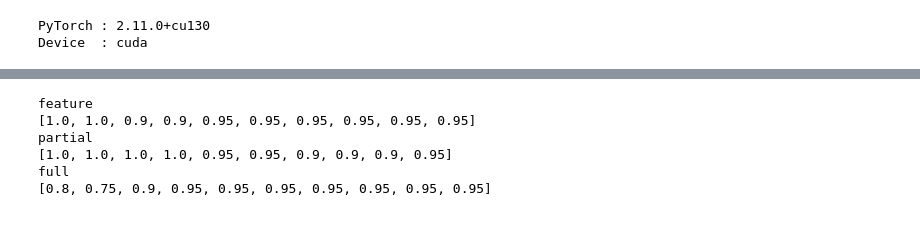
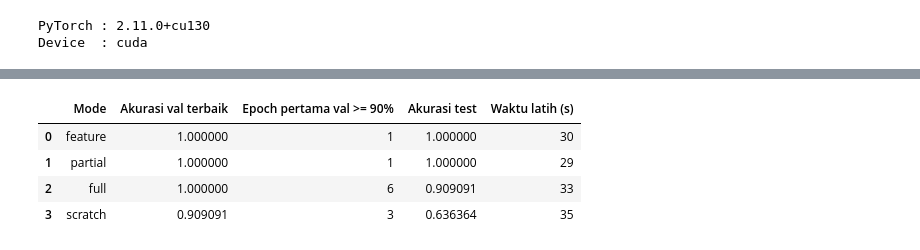
Before and after one commit to natasyahratu/Computer-Vision-and-Deep-Learning, a Jupyter notebook: Car_Motorcycle_ResNet50.ipynb, the cells around one changed output, grey strips where cells are left out. Saved outputs shown, nothing was run; the diff lists cells and outputs as text; code cells hidden in the pictures.

```diff
--- a/Car_Motorcycle_ResNet50.ipynb
+++ b/Car_Motorcycle_ResNet50.ipynb
@@ -77,7 +118,16 @@ Test  : 20
 # %%
-def buat_model():
-    model = models.resnet50(weights=ResNet50_Weights.DEFAULT)
-    model.fc = nn.Linear(model.fc.in_features, 2)
+def buat_model(scratch=False):
+
+    if scratch:
+        model = models.resnet50(weights=None)
+    else:
+        model = models.resnet50(
+            weights=ResNet50_Weights.DEFAULT
+        )
+
+    model.fc = nn.Linear(
+        model.fc.in_features,
+        2
+    )
+
     return model.to(device)
-
-print("ResNet50 siap")
@@ -244,11 +499,27 @@ display(hasil_evaluasi.round(3))
-# %%
-for h in [hasil_mode1, hasil_mode2, hasil_mode3]:
-    print(h["mode"])
-    print(h["val_acc"])
-# %% [output]
-feature
-[1.0, 1.0, 0.9, 0.9, 0.95, 0.95, 0.95, 0.95, 0.95, 0.95]
-partial
-[1.0, 1.0, 1.0, 1.0, 0.95, 0.95, 0.9, 0.9, 0.9, 0.95]
-full
-[0.8, 0.75, 0.9, 0.95, 0.95, 0.95, 0.95, 0.95, 0.95, 0.95]
+# %%
+hasil = [
+    hasil_mode1,
+    hasil_mode2,
+    hasil_mode3,
+    hasil_mode4
+]
+
+tabel = pd.DataFrame(hasil)[
+    ["mode", "val_terbaik", "ep90", "test", "waktu"]
+]
+
+tabel.columns = [
+    "Mode",
+    "Akurasi val terbaik",
+    "Epoch pertama val >= 90%",
+    "Akurasi test",
+    "Waktu latih (s)"
+]
+
+tabel
+# %% [output]
+|  | Mode | Akurasi val terbaik | Epoch pertama val >= 90% | Akurasi test | Waktu latih (s) |
+| 0 | feature | 1.000000 | 1 | 1.000000 | 30 |
+| 1 | partial | 1.000000 | 1 | 1.000000 | 29 |
+| 2 | full | 1.000000 | 6 | 0.909091 | 33 |
+| 3 | scratch | 0.909091 | 3 | 0.636364 | 35 |
```
Also changed, not shown: parts of 16 cells of this notebook.
